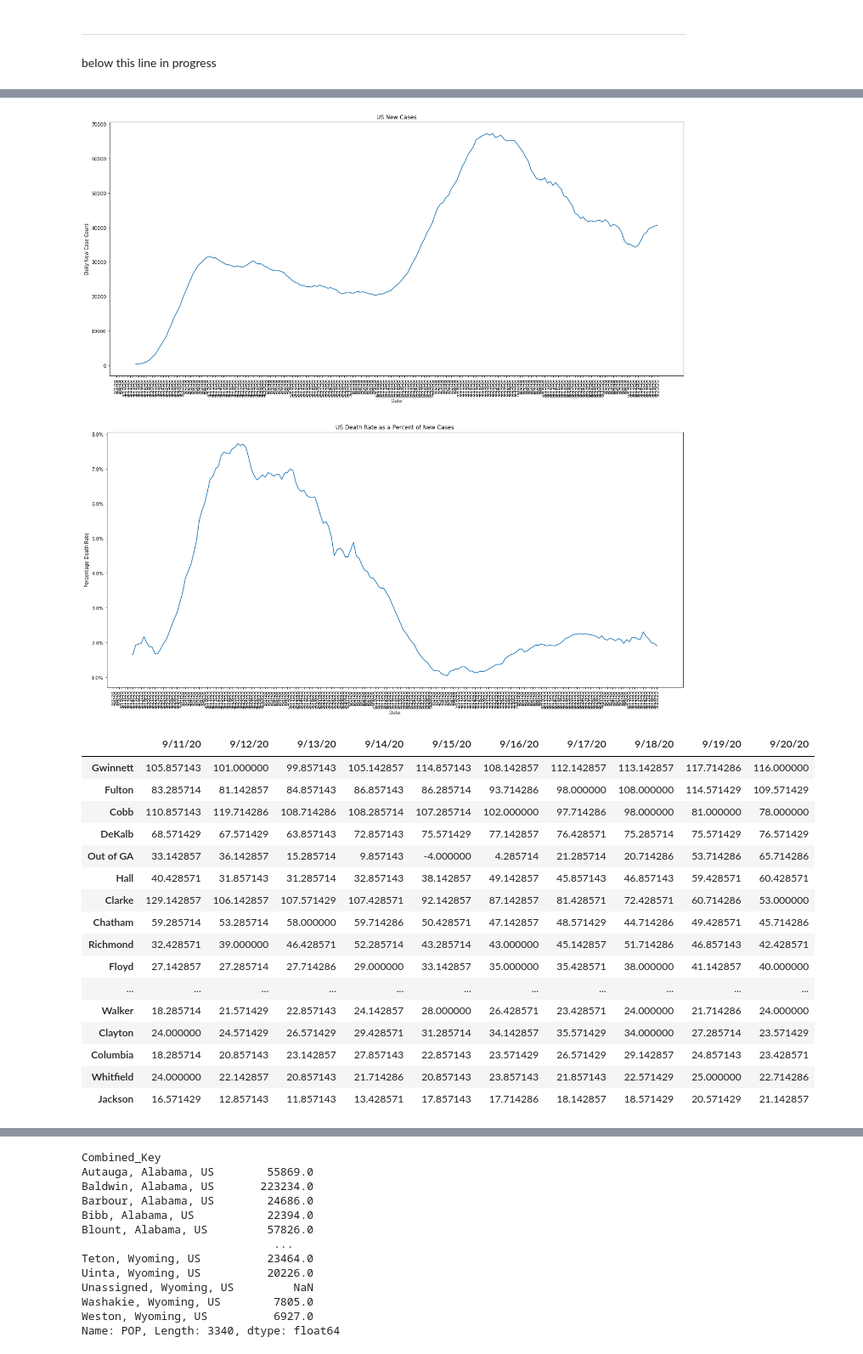
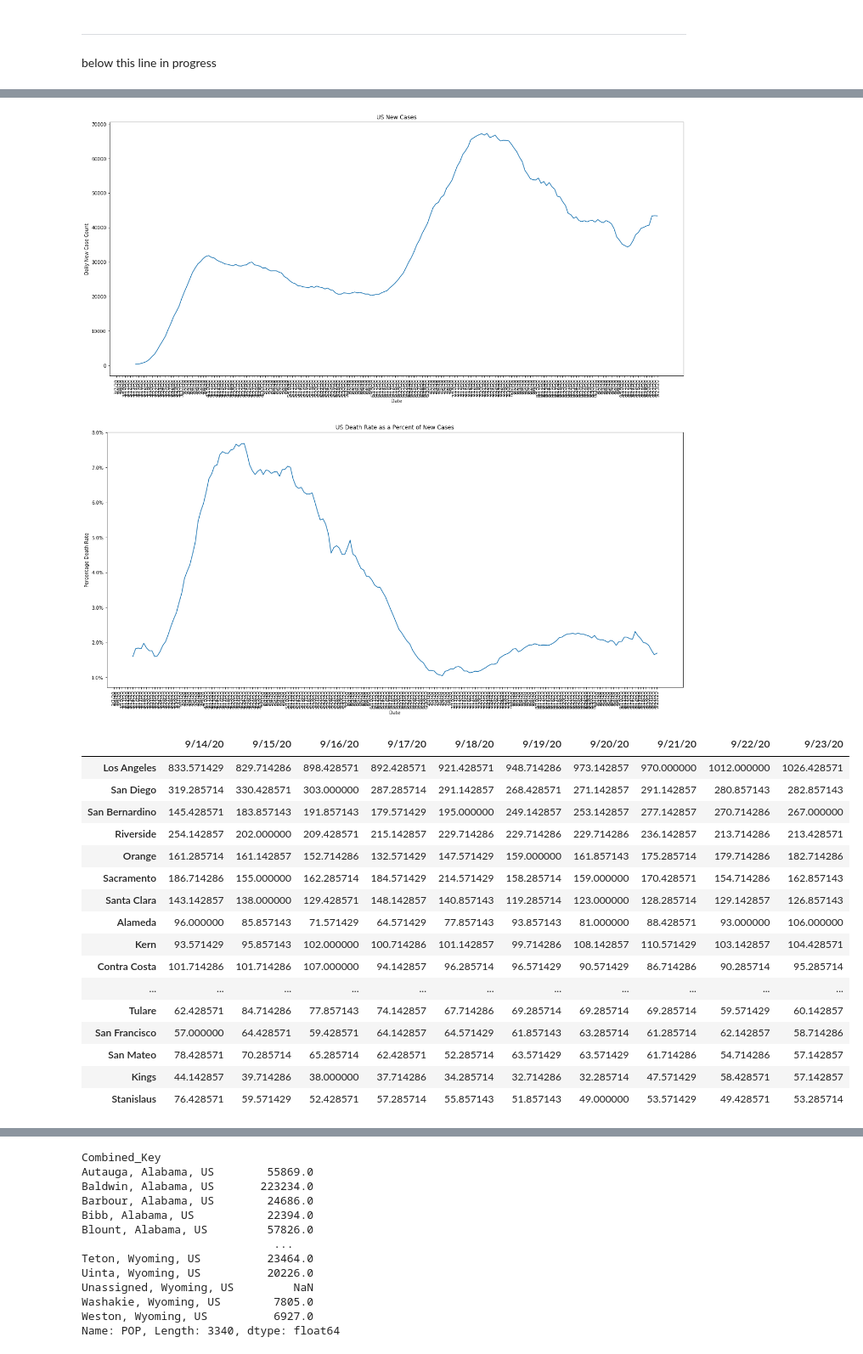
Before and after one commit to UBERCRUZER/covid19, a Jupyter notebook: notebook.ipynb, the cells around one changed output, grey strips where cells are left out. Shown at 85% size. Drawn from its saved outputs; the diff is of its cells as text; code cells hidden in the pictures.

```diff
--- a/notebook.ipynb
+++ b/notebook.ipynb
@@ -54,4 +70,15 @@ deathStateDF = deathDF.groupby('Province_State').sum()
 
 deathStateDF = deathStateDF.loc[states]
 
-population = confDF.set_index('Combined_Key').join(popDF.set_index('NAME')).iloc[:,-1]
+# population = confDF.set_index('Combined_Key').join(popDF[['NAME', 'POP']].set_index('NAME'))['POP']
+
+population = confDF.set_index('Combined_Key').join(popDF[['NAME', 'POP']].set_index('NAME'))['POP']
+
+# popDF['FIPS'] = popDF['FIPS'].astype(str)
+# confDF['FIPS'] = confDF['FIPS'].astype(str)
+# %%
+temp = confDF.set_index('FIPS').join(popDF[['FIPS', 'POP']].set_index('FIPS'))
+
+temp.to_csv('temp.csv')
+# %%
+confDF.set_index('FIPS').join(popDF[['FIPS', 'POP']].set_index('FIPS'))
@@ -431,7 +457,7 @@ plt.ylabel('Daily New Case Count')
 
 plt.show()
 # %% [output]
-[figure, old version]
+[figure, new version]
 # %%
 import matplotlib.ticker as mtick
 
@@ -461,31 +487,31 @@ plt.ylabel('Percentage Death Rate')
 
 plt.show()
 # %% [output]
-[figure, old version]
+[figure, new version]
 # %%
-state = 'Georgia'
+state = 'California'
 
 counties = confDF[confDF['Province_State'] == state].Admin2
 
 tempDF = confDF[confDF['Province_State'] == state].iloc[:,20:].transpose().diff().rename(columns=counties).rolling(window=7).mean().transpose()
 
 tempDF.sort_values(by=confDF.columns[-1], ascending=False).iloc[:20,-10:]
 # %% [output]
-|  | 9/11/20 | 9/12/20 | 9/13/20 | 9/14/20 | 9/15/20 | 9/16/20 | 9/17/20 | 9/18/20 | 9/19/20 | 9/20/20 |
-| Gwinnett | 105.857143 | 101.000000 | 99.857143 | 105.142857 | 114.857143 | 108.142857 | 112.142857 | 113.142857 | 117.714286 | 116.000000 |
-| Fulton | 83.285714 | 81.142857 | 84.857143 | 86.857143 | 86.285714 | 93.714286 | 98.000000 | 108.000000 | 114.571429 | 109.571429 |
-| Cobb | 110.857143 | 119.714286 | 108.714286 | 108.285714 | 107.285714 | 102.000000 | 97.714286 | 98.000000 | 81.000000 | 78.000000 |
-| DeKalb | 68.571429 | 67.571429 | 63.857143 | 72.857143 | 75.571429 | 77.142857 | 76.428571 | 75.285714 | 75.571429 | 76.571429 |
-| Out of GA | 33.142857 | 36.142857 | 15.285714 | 9.857143 | -4.000000 | 4.285714 | 21.285714 | 20.714286 | 53.714286 | 65.714286 |
-| Hall | 40.428571 | 31.857143 | 31.285714 | 32.857143 | 38.142857 | 49.142857 | 45.857143 | 46.857143 | 59.428571 | 60.428571 |
-| Clarke | 129.142857 | 106.142857 | 107.571429 | 107.428571 | 92.142857 | 87.142857 | 81.428571 | 72.428571 | 60.714286 | 53.000000 |
-| Chatham | 59.285714 | 53.285714 | 58.000000 | 59.714286 | 50.428571 | 47.142857 | 48.571429 | 44.714286 | 49.428571 | 45.714286 |
-| Richmond | 32.428571 | 39.000000 | 46.428571 | 52.285714 | 43.285714 | 43.000000 | 45.142857 | 51.714286 | 46.857143 | 42.428571 |
-| Floyd | 27.142857 | 27.285714 | 27.714286 | 29.000000 | 33.142857 | 35.000000 | 35.428571 | 38.000000 | 41.142857 | 40.000000 |
+|  | 9/14/20 | 9/15/20 | 9/16/20 | 9/17/20 | 9/18/20 | 9/19/20 | 9/20/20 | 9/21/20 | 9/22/20 | 9/23/20 |
+| Los Angeles | 833.571429 | 829.714286 | 898.428571 | 892.428571 | 921.428571 | 948.714286 | 973.142857 | 970.000000 | 1012.000000 | 1026.428571 |
+| San Diego | 319.285714 | 330.428571 | 303.000000 | 287.285714 | 291.142857 | 268.428571 | 271.142857 | 291.142857 | 280.857143 | 282.857143 |
+| San Bernardino | 145.428571 | 183.857143 | 191.857143 | 179.571429 | 195.000000 | 249.142857 | 253.142857 | 277.142857 | 270.714286 | 267.000000 |
+| Riverside | 254.142857 | 202.000000 | 209.428571 | 215.142857 | 229.714286 | 229.714286 | 229.714286 | 236.142857 | 213.714286 | 213.428571 |
+| Orange | 161.285714 | 161.142857 | 152.714286 | 132.571429 | 147.571429 | 159.000000 | 161.857143 | 175.285714 | 179.714286 | 182.714286 |
+| Sacramento | 186.714286 | 155.000000 | 162.285714 | 184.571429 | 214.571429 | 158.285714 | 159.000000 | 170.428571 | 154.714286 | 162.857143 |
+| Santa Clara | 143.142857 | 138.000000 | 129.428571 | 148.142857 | 140.857143 | 119.285714 | 123.000000 | 128.285714 | 129.142857 | 126.857143 |
+| Alameda | 96.000000 | 85.857143 | 71.571429 | 64.571429 | 77.857143 | 93.857143 | 81.000000 | 88.428571 | 93.000000 | 106.000000 |
+| Kern | 93.571429 | 95.857143 | 102.000000 | 100.714286 | 101.142857 | 99.714286 | 108.142857 | 110.571429 | 103.142857 | 104.428571 |
+| Contra Costa | 101.714286 | 101.714286 | 107.000000 | 94.142857 | 96.285714 | 96.571429 | 90.571429 | 86.714286 | 90.285714 | 95.285714 |
 | ... | ... | ... | ... | ... | ... | ... | ... | ... | ... | ... |
-| Walker | 18.285714 | 21.571429 | 22.857143 | 24.142857 | 28.000000 | 26.428571 | 23.428571 | 24.000000 | 21.714286 | 24.000000 |
-| Clayton | 24.000000 | 24.571429 | 26.571429 | 29.428571 | 31.285714 | 34.142857 | 35.571429 | 34.000000 | 27.285714 | 23.571429 |
-| Columbia | 18.285714 | 20.857143 | 23.142857 | 27.857143 | 22.857143 | 23.571429 | 26.571429 | 29.142857 | 24.857143 | 23.428571 |
-| Whitfield | 24.000000 | 22.142857 | 20.857143 | 21.714286 | 20.857143 | 23.857143 | 21.857143 | 22.571429 | 25.000000 | 22.714286 |
-| Jackson | 16.571429 | 12.857143 | 11.857143 | 13.428571 | 17.857143 | 17.714286 | 18.142857 | 18.571429 | 20.571429 | 21.142857 |
+| Tulare | 62.428571 | 84.714286 | 77.857143 | 74.142857 | 67.714286 | 69.285714 | 69.285714 | 69.285714 | 59.571429 | 60.142857 |
+| San Francisco | 57.000000 | 64.428571 | 59.428571 | 64.142857 | 64.571429 | 61.857143 | 63.285714 | 61.285714 | 62.142857 | 58.714286 |
+| San Mateo | 78.428571 | 70.285714 | 65.285714 | 62.428571 | 52.285714 | 63.571429 | 63.571429 | 61.714286 | 54.714286 | 57.142857 |
+| Kings | 44.142857 | 39.714286 | 38.000000 | 37.714286 | 34.285714 | 32.714286 | 32.285714 | 47.571429 | 58.428571 | 57.142857 |
+| Stanislaus | 76.428571 | 59.571429 | 52.428571 | 57.285714 | 55.857143 | 51.857143 | 49.000000 | 53.571429 | 49.428571 | 53.285714 |
 # %%
```
Also changed, not shown: parts of 21 cells of this notebook, 8 other files.
